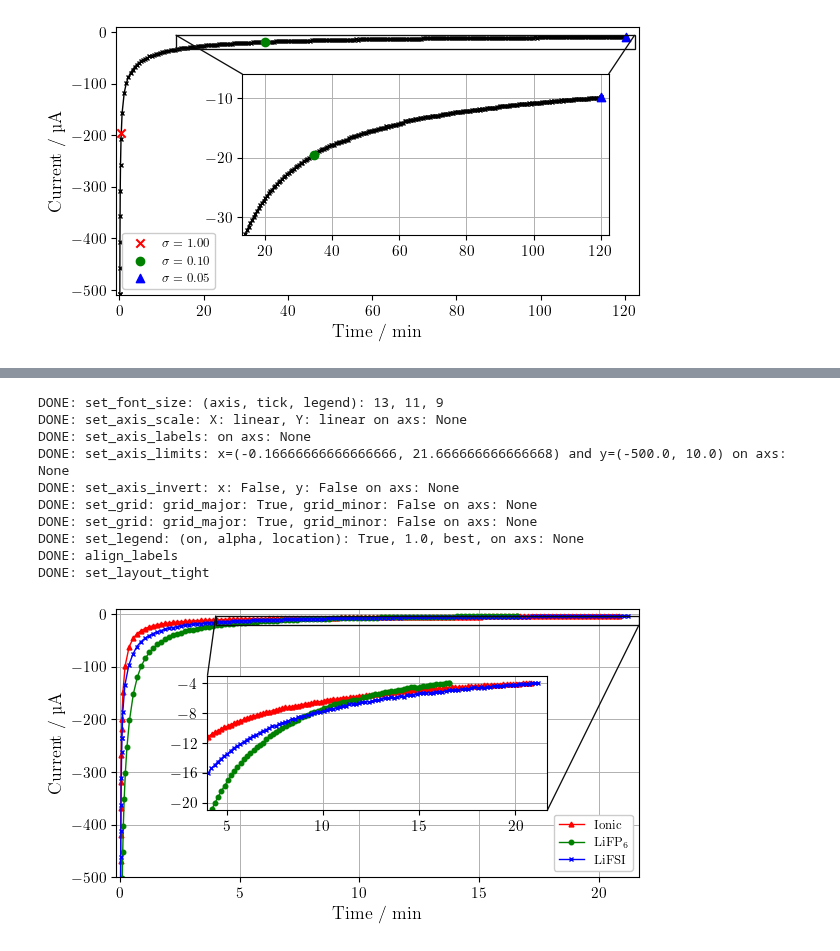
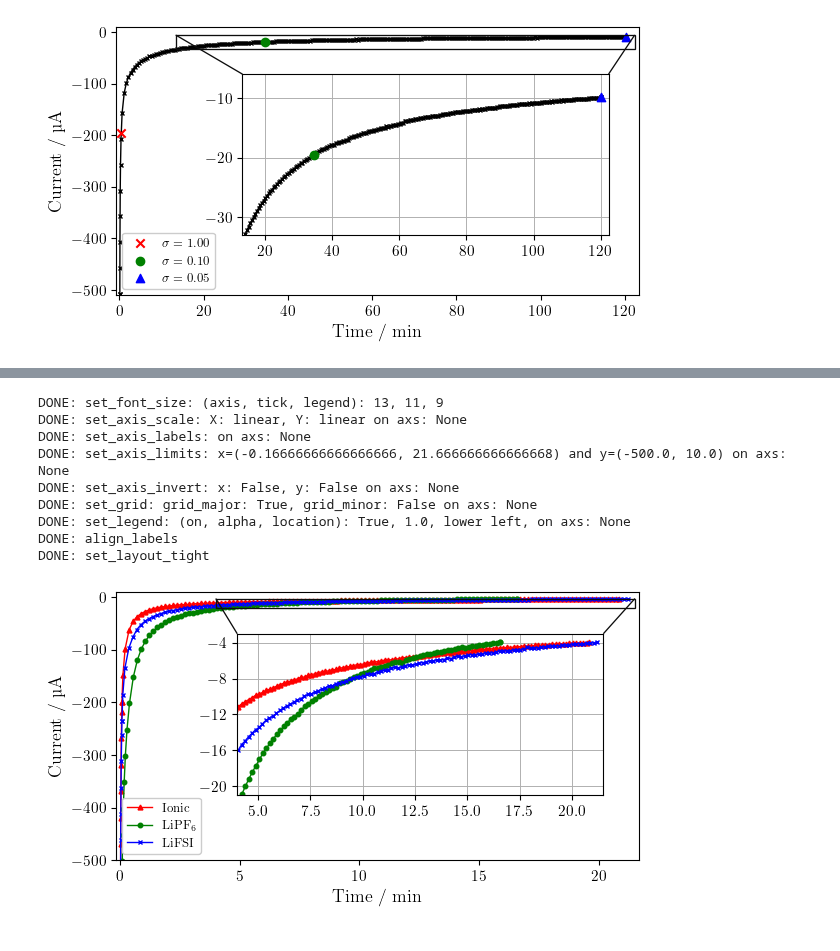
Before and after one commit to GottfridOlsson/MASTER-THESIS, a Jupyter notebook: EXPERIMENTAL/Python-scripts/Electrochemical-plots.ipynb, the cells around one changed output, grey strips where cells are left out. Cells and saved outputs as stored; diff of their text form; code cells hidden in the pictures.

```diff
--- a/EXPERIMENTAL/Python-scripts/Electrochemical-plots.ipynb
+++ b/EXPERIMENTAL/Python-scripts/Electrochemical-plots.ipynb
@@ -467,12 +472,10 @@ Different celltypes for different $J$, all \sigma=0.02 (except T-cell, J=0.1, fo
 # %%
 # Paths for data E-measurements #
 
-C_cell = 'C-cell\\'
-
 # CP #
-E_Ionic_CP_path = E_root_path + C_cell + '2024-04-29_E-measurements_sample-Ionic-03_C-cell_Cu-Li_glassfiber-separator_25muL-ionic-electrolyte_outside-glovebox_sigma-0.02_added-OCV-0.1s_04_CP_C01.txt'
-E_LiPF6_CP_path = E_root_path + C_cell + '2024-04-25_E-measurements_sample-LiPF6-electrolyte-01_C-cell_Cu-Li-Cellgard2400-separator_25muL-LiPF6_outside-glovebox_sigma-0.02_added-OCV-0.1s_04_CP_C02.txt'
-E_LiFSI_CP_path = E_root_path + C_cell + '2024-04-25_E-measurements_sample-LiFSI-electrolyte-01_C-cell_Cu-Li-Cellgard2400-separator_25muL-LiFSI-in-DME_outside-glovebox_sigma-0.02_added-OCV-0.1s_04_CP_C02.txt'
+E_Ionic_CP_path = E_root_path + C_cell_path + '2024-04-29_E-measurements_sample-Ionic-03_C-cell_Cu-Li_glassfiber-separator_25muL-ionic-electrolyte_outside-glovebox_sigma-0.02_added-OCV-0.1s_04_CP_C01.txt'
+E_LiPF6_CP_path = E_root_path + C_cell_path + '2024-04-25_E-measurements_sample-LiPF6-electrolyte-01_C-cell_Cu-Li-Cellgard2400-separator_25muL-LiPF6_outside-glovebox_sigma-0.02_added-OCV-0.1s_04_CP_C02.txt'
+E_LiFSI_CP_path = E_root_path + C_cell_path + '2024-04-25_E-measurements_sample-LiFSI-electrolyte-01_C-cell_Cu-Li-Cellgard2400-separator_25muL-LiFSI-in-DME_outside-glovebox_sigma-0.02_added-OCV-0.1s_04_CP_C02.txt'
 
 E_Ionic_CP = get_t_V_I_error_from_Biologic_file_root_path(E_Ionic_CP_path, shift_t_to_zero=True)
 E_LiPF6_CP = get_t_V_I_error_from_Biologic_file_root_path(E_LiPF6_CP_path, shift_t_to_zero=True)
@@ -480,13 +483,18 @@ E_LiFSI_CP = get_t_V_I_error_from_Biologic_file_root_path(E_LiFSI_CP_path, shift
 
 
 # MB #
-E_Ionic_MB_path = E_root_path + C_cell + '2024-04-29_E-measurements_sample-Ionic-03_C-cell_Cu-Li_glassfiber-separator_25muL-ionic-electrolyte_outside-glovebox_sigma-0.02_added-OCV-0.1s_02_MB_C01.txt'
-E_LiPF6_MB_path = E_root_path + C_cell + '2024-04-25_E-measurements_sample-LiPF6-electrolyte-01_C-cell_Cu-Li-Cellgard2400-separator_25muL-LiPF6_outside-glovebox_sigma-0.02_added-OCV-0.1s_02_MB_C02.txt'
-E_LiFSI_MB_path = E_root_path + C_cell + '2024-04-25_E-measurements_sample-LiFSI-electrolyte-01_C-cell_Cu-Li-Cellgard2400-separator_25muL-LiFSI-in-DME_outside-glovebox_sigma-0.02_added-OCV-0.1s_02_MB_C02.txt'
+E_Ionic_MB_path = E_root_path + C_cell_path + '2024-04-29_E-measurements_sample-Ionic-03_C-cell_Cu-Li_glassfiber-separator_25muL-ionic-electrolyte_outside-glovebox_sigma-0.02_added-OCV-0.1s_02_MB_C01.txt'
+E_LiPF6_MB_path = E_root_path + C_cell_path + '2024-04-25_E-measurements_sample-LiPF6-electrolyte-01_C-cell_Cu-Li-Cellgard2400-separator_25muL-LiPF6_outside-glovebox_sigma-0.02_added-OCV-0.1s_02_MB_C02.txt'
+E_LiFSI_MB_path = E_root_path + C_cell_path + '2024-04-25_E-measurements_sample-LiFSI-electrolyte-01_C-cell_Cu-Li-Cellgard2400-separator_25muL-LiFSI-in-DME_outside-glovebox_sigma-0.02_added-OCV-0.1s_02_MB_C02.txt'
 
 E_Ionic_MB = get_t_V_I_error_from_Biologic_file_root_path(E_Ionic_MB_path, shift_t_to_zero=True)
 E_LiPF6_MB = get_t_V_I_error_from_Biologic_file_root_path(E_LiPF6_MB_path, shift_t_to_zero=True)
 E_LiFSI_MB = get_t_V_I_error_from_Biologic_file_root_path(E_LiFSI_MB_path, shift_t_to_zero=True)
+
+# Deposition capacity from I and t #
+E_Ionic_CP_desposited_amount = calculate_deposited_amount_mAhcm2_from_t_I(E_Ionic_CP[0], E_Ionic_CP[2])*1000 #muAh/cm2
+E_LiPF6_CP_desposited_amount = calculate_deposited_amount_mAhcm2_from_t_I(E_LiPF6_CP[0], E_LiPF6_CP[2])*1000 #muAh/cm2
+E_LiFSI_CP_desposited_amount = calculate_deposited_amount_mAhcm2_from_t_I(E_LiFSI_CP[0], E_LiFSI_CP[2])*1000 #muAh/cm2
 # %% [output]
 DONE: Reading CSV: C:\MASTER-THESIS\EXPERIMENTAL\Data\cell-cycling\E-measurements\C-cell\2024-04-29_E-measurements_sample-Ionic-03_C-cell_Cu-Li_glassfiber-separator_25muL-ionic-electrolyte_outside-glo ...
 DONE: Reading CSV: C:\MASTER-THESIS\EXPERIMENTAL\Data\cell-cycling\E-measurements\C-cell\2024-04-25_E-measurements_sample-LiPF6-electrolyte-01_C-cell_Cu-Li-Cellgard2400-separator_25muL-LiPF6_outside-g ...
@@ -507,56 +515,50 @@ first_datapoint_remover = 1
 
 # Plot your data (axs.plot, .errorbar, .hist, ...)
 axs.plot(E_Ionic_MB[0][first_datapoint_remover:-1]/time_divider, E_Ionic_MB[2][first_datapoint_remover:-1]*current_multiplier, linewidth=1, linestyle='-', color='r', marker='^', markersize='3.50', label='Ionic')
-axs.plot(E_LiPF6_MB[0][first_datapoint_remover:-1]/time_divider, E_LiPF6_MB[2][first_datapoint_remover:-1]*current_multiplier, linewidth=1, linestyle='-', color='g', marker='o', markersize='3.25', label='LiFP$_6$')
+axs.plot(E_LiPF6_MB[0][first_datapoint_remover:-1]/time_divider, E_LiPF6_MB[2][first_datapoint_remover:-1]*current_multiplier, linewidth=1, linestyle='-', color='g', marker='o', markersize='3.25', label='LiPF$_6$')
 axs.plot(E_LiFSI_MB[0][first_datapoint_remover:-1]/time_divider, E_LiFSI_MB[2][first_datapoint_remover:-1]*current_multiplier, linewidth=1, linestyle='-', color='b', marker='x', markersize='3.50', label='LiFSI')
 
 # plot inset (zoom)
-ax_inset = inset_axes(axs, width="65%", height="50%", loc='center')# loc=(0.5,0.5))#"lower center")
+ax_inset = inset_axes(axs, width="100%", height="100%", bbox_to_anchor=(.22, .22, .70, .60), bbox_transform=axs.transAxes, loc=3)# loc=(0.5,0.5))#"lower center")
 ax_inset.plot(E_Ionic_MB[0][first_datapoint_remover:-1]/time_divider, E_Ionic_MB[2][first_datapoint_remover:-1]*current_multiplier, linewidth=1, linestyle='-', color='r', marker='^', markersize='3.50', label='Ionic')
-ax_inset.plot(E_LiPF6_MB[0][first_datapoint_remover:-1]/time_divider, E_LiPF6_MB[2][first_datapoint_remover:-1]*current_multiplier, linewidth=1, linestyle='-', color='g', marker='o', markersize='3.25', label='LiFP$_6$')
+ax_inset.plot(E_LiPF6_MB[0][first_datapoint_remover:-1]/time_divider, E_LiPF6_MB[2][first_datapoint_remover:-1]*current_multiplier, linewidth=1, linestyle='-', color='g', marker='o', markersize='3.25', label='LiPF$_6$')
 ax_inset.plot(E_LiFSI_MB[0][first_datapoint_remover:-1]/time_divider, E_LiFSI_MB[2][first_datapoint_remover:-1]*current_multiplier, linewidth=1, linestyle='-', color='b', marker='x', markersize='3.50', label='LiFSI')
 
-# sub region of the original image
-xmin_inset, xmax_inset, ymin_inset, ymax_inset = 240/time_divider, 1300/time_divider, -0.021*current_multiplier, -0.003*current_multiplier
+xmin_inset, xmax_inset, ymin_inset, ymax_inset = 240/time_divider, 1290/time_divider, -0.021*current_multiplier, -0.003*current_multiplier
 ax_inset.set_xlim(xmin_inset, xmax_inset)
 ax_inset.set_ylim(ymin_inset, ymax_inset)
-
 
 
 # Settings for each axis (axs)
 f.set_font_size(axis=font_size_axis, tick=font_size_tick, legend=font_size_legend)
 f.set_axis_scale(   axs, xScale_string='linear', yScale_string='linear')
 f.set_axis_labels(  axs, x_label='Time / min', y_label='Current / \\textmu A')
 f.set_axis_limits(  axs, xmin=-10/time_divider, xmax=1300/time_divider, ymin=-0.5*current_multiplier, ymax=0.01*current_multiplier)
 f.set_axis_invert(  axs, x_invert=False, y_invert=False)
-f.set_grid(         axs, grid_major_on=grid_major, grid_major_linewidth=0.7, grid_minor_on=grid_minor, grid_minor_linewidth=0.3) # set_grid must be after set_axis_scale for some reason (at least with 'log')
+#f.set_grid(         axs, grid_major_on=grid_major, grid_major_linewidth=0.7, grid_minor_on=grid_minor, grid_minor_linewidth=0.3) # set_grid must be after set_axis_scale for some reason (at least with 'log')
 f.set_grid(         ax_inset, grid_major_on=grid_major, grid_major_linewidth=0.7, grid_minor_on=grid_minor, grid_minor_linewidth=0.3) # set_grid must be after set_axis_scale for some reason (at least with 'log')
-f.set_legend(       axs, legend_on=legend_on, alpha=1.0, location='best')
+f.set_legend(       axs, legend_on=legend_on, alpha=1.0, location='lower left')
 
-# draw a bbox of the region of the inset axes in the parent axes and connecting lines between the bbox and the inset axes area
-mark_inset(axs, ax_inset, loc1=2, loc2=4, facecolor="none", edgecolor="0.05", linewidth=0.95, zorder=100)
+f.align_labels(fig)
+f.set_layout_tight(fig)
 
-
+mark_inset(axs, ax_inset, loc1=2, loc2=1, facecolor="none", edgecolor="0.05", linewidth=0.95, zorder=100)
 axs.xaxis.set_major_locator(plticker.MultipleLocator(base=5))# this locator puts ticks at regular intervals determined by base
 ax_inset.yaxis.set_major_locator(plticker.MultipleLocator(base=4))# this locator puts ticks at regular intervals determined by base
 
-
-f.align_labels(fig)
-f.set_layout_tight(fig)
 PDF_path_SEI_formation_different_electrolytes = electrochemical_figures_export_root_path + 'E-measurements\\SEI-formation_I-vs-t_different-electrolytes_' + get_current_date_and_time_as_ISO8601_string() + '.pdf'
 #f.export_figure_as_pdf(PDF_path_SEI_formation_different_electrolytes)
 
 plt.show()
 # %% [output]
 DONE: set_font_size: (axis, tick, legend): 13, 11, 9
 DONE: set_axis_scale: X: linear, Y: linear on axs: None
 DONE: set_axis_labels: on axs: None
 DONE: set_axis_limits: x=(-0.16666666666666666, 21.666666666666668) and y=(-500.0, 10.0) on axs: None
 DONE: set_axis_invert: x: False, y: False on axs: None
 DONE: set_grid: grid_major: True, grid_minor: False on axs: None
-DONE: set_grid: grid_major: True, grid_minor: False on axs: None
-DONE: set_legend: (on, alpha, location): True, 1.0, best, on axs: None
+DONE: set_legend: (on, alpha, location): True, 1.0, lower left, on axs: None
 DONE: align_labels
 DONE: set_layout_tight
-[figure, old version]
+[figure, new version]
 # %%
```
Also changed, not shown: parts of 9 cells of this notebook.
